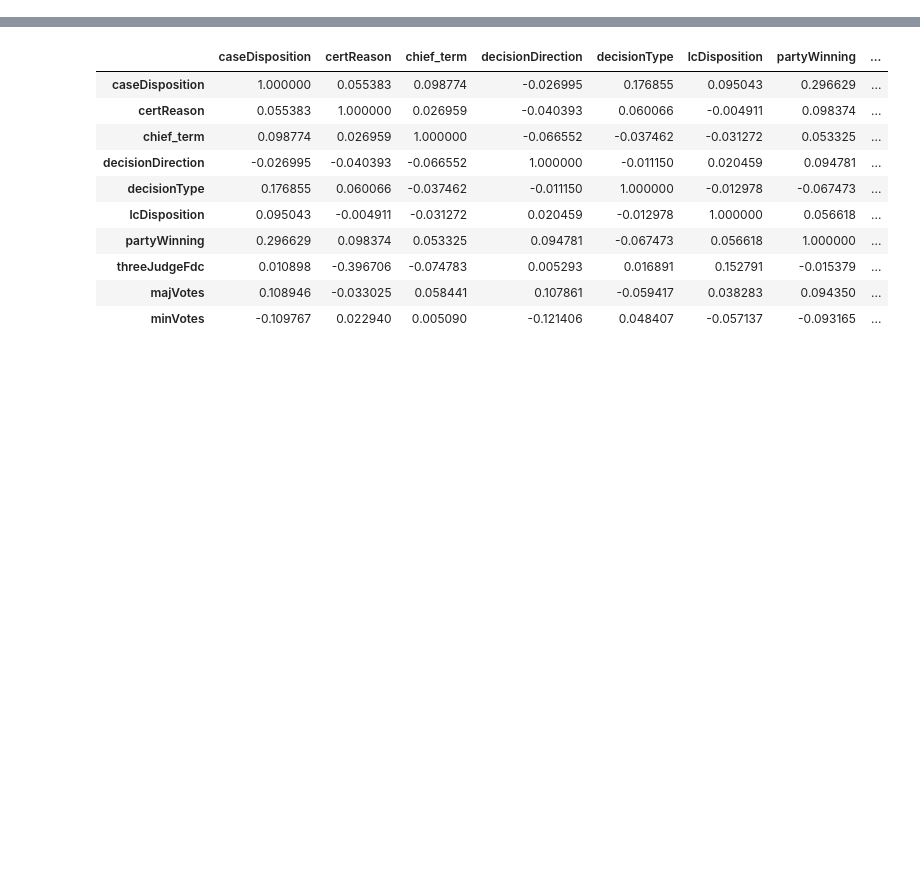
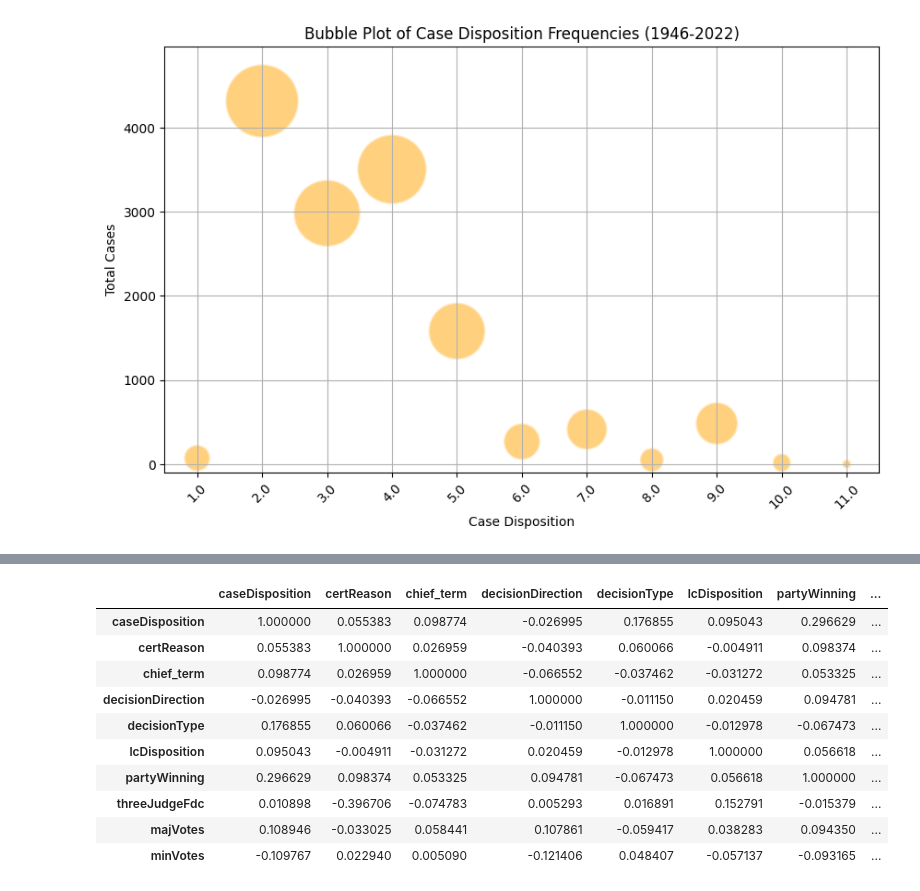
Before and after one commit to dipeshpandya/team_gohan, a Jupyter notebook: function_based_model.ipynb, the cells around one changed output, grey strips where cells are left out. Saved outputs shown, nothing was run; the diff lists cells and outputs as text; code cells hidden in the pictures; blank space fills up the shorter version.

```diff
--- a/function_based_model.ipynb
+++ b/function_based_model.ipynb
@@ -315,0 +86,46 @@ dfwork.corr()
+# %%
+# Exploration Question #1: What is the most common caseDisposition?
+
+# Visualize the most frequest caseDisposition over total data set (not just by year) using a Bubble Plot
+
+# Filter the DataFrame by Case Disposition and create a count column for a total count of each CD classes
+case_disposition_counts = df['caseDisposition'].value_counts()
+case_disposition_counts_df = pd.DataFrame(case_disposition_counts).reset_index()
+
+# Create the bubble plot
+
+# Create components of bubble plot (normalize bubble size for better viewing)
+case_disposition_classes = case_disposition_counts_df['caseDisposition']
+volume_of_cases = case_disposition_counts_df['count']
+bubble_size = bubble_sizes = np.sqrt(frequencies)  * 50
+
+plt.figure(figsize=(10, 6))
+plt.scatter(
+    case_disposition_classes,
+    volume_of_cases,
+    s = bubble_size,
+    alpha=0.5,
+    c='orange',
+    edgecolors='w',
+    linewidth=2
+)
+# Set the title and labels
+plt.title('Bubble Plot of Case Disposition Frequencies (1946-2022)')
+plt.xlabel('Case Disposition')
+plt.ylabel('Total Cases')
+
+#Fix x-axis display and use caseDisposition values as tick positions
+x_ticks = case_disposition_classes
+plt.xticks(ticks=x_ticks, labels=x_ticks, rotation=45)  # Rotate labels if needed for readability
+
+#Fix y-axis dispaly to view whole bubble (set a little below zero and 15% above maximum)
+plt.ylim(-100, max(frequencies) * 1.15)
+
+#save the plot to outputs folder
+
+plt.savefig('outputs/case_disposition_bubble_plot.png')
+# Show the plot
+plt.grid(True)
+plt.show()
+# %% [output]
+[figure, added]
```
Also changed, not shown: parts of 38 cells of this notebook, 12 other files.
